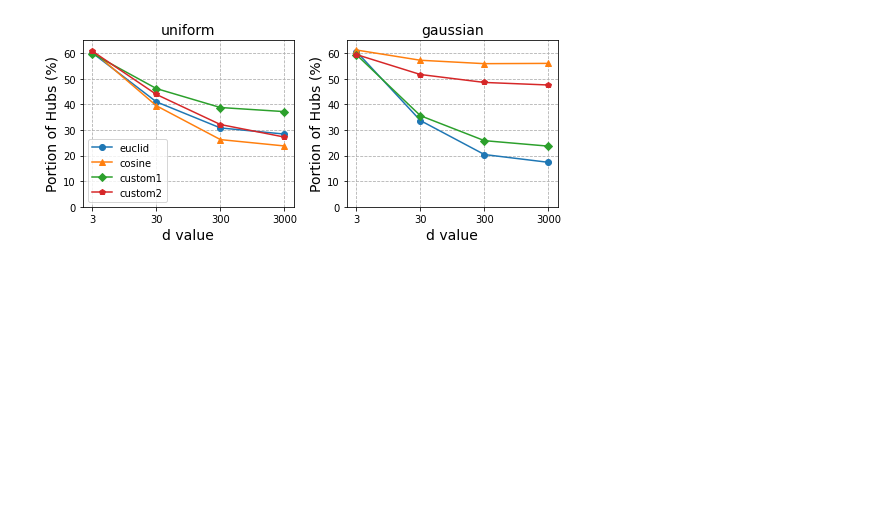
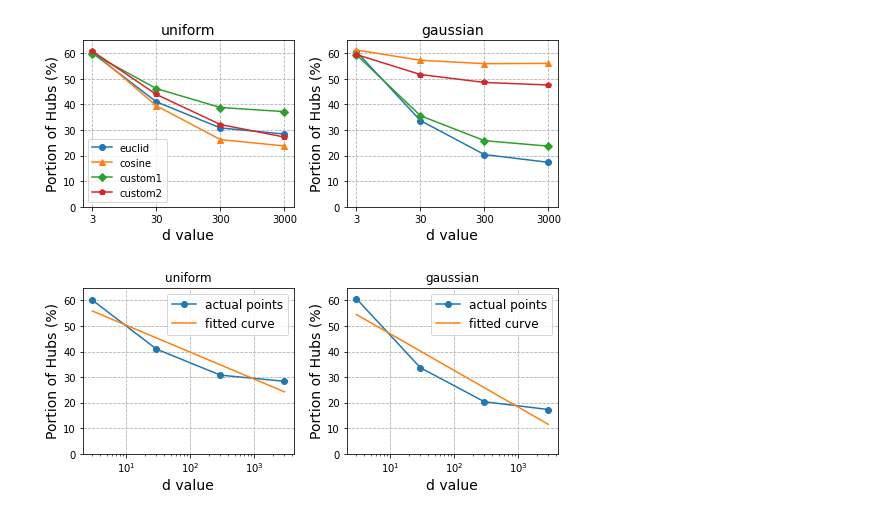
Before and after one commit to boringlee24/data_mining, a Jupyter notebook: HW2/p1_outlier.ipynb, the cells around one changed output. Cells and saved outputs as stored; diff of their text form; code cells hidden in the pictures; blank space fills up the shorter version.

```diff
--- a/HW2/p1_outlier.ipynb
+++ b/HW2/p1_outlier.ipynb
@@ -28,6 +28,7 @@ markers = ['o', '^', 'D', 'p']
 fig, axs = plt.subplots(1, 2, gridspec_kw={'hspace': 0.1, 'wspace': 0.25, 'bottom': 0.13,
                                        'top': 0.9, 'right':0.995, 'left':0.17}, figsize=(8,3))
 x = np.arange(len(ds))
+y_fit = []
 for n, distr in enumerate(distrs):
     axs[n].set_title(distr, fontsize=14)
     for m, distance in enumerate(distances):
@@ -37,9 +38,13 @@ for n, distr in enumerate(distrs):
                 read = json.load(f)
             rate = read[distr][distance]
             y.append(100-rate)
+        if distance == 'euclid':
+            y_fit.append(y[:])
         axs[n].plot(x, y, label=distance, marker=markers[m])
 
 for ax in axs:
+#     ax.set_xscale('log')
+#     ax.set_yscale('log')
     ax.set_xlabel('d value', fontsize=14)
     ax.set_xticks(x)
     ax.set_xticklabels(ds)
@@ -50,3 +55,30 @@ axs[0].legend()
 fig.savefig(f'plots/hubs.png', bbox_inches='tight')
 # %% [output]
 [figure]
+# %%
+from scipy.optimize import curve_fit
+
+def func_powerlaw(x, m, c, c0):
+    return c0 + x**m * c
+
+fig, axs = plt.subplots(1, 2, gridspec_kw={'hspace': 0.1, 'wspace': 0.25, 'bottom': 0.13,
+                                       'top': 0.9, 'right':0.995, 'left':0.17}, figsize=(8,3))
+xdata = np.linspace(3, 3000, 500)
+
+for n, y_euclid in enumerate(y_fit):
+    sol1 = curve_fit(func_powerlaw, ds, y_euclid,maxfev = 2000)
+    ydata = func_powerlaw(xdata, sol1[0][0], sol1[0][1], sol1[0][2])
+    axs[n].set_title(distrs[n])
+    axs[n].plot(ds, y_euclid, label='actual points', marker='o')
+    axs[n].plot(xdata,ydata, label='fitted curve')
+
+for ax in axs:
+    ax.set_xscale('log')
+    ax.set_xlabel('d value', fontsize=14)
+    ax.grid(which='major', axis='both', ls='dashed')
+    ax.set_ylim(0,65)
+    ax.set_ylabel('Portion of Hubs (%)', fontsize=14)
+    ax.legend(fontsize=12)
+fig.savefig(f'plots/power_law.png', bbox_inches='tight')
+# %% [output]
+[figure, added]
```
Also changed, not shown: 1 other file.
